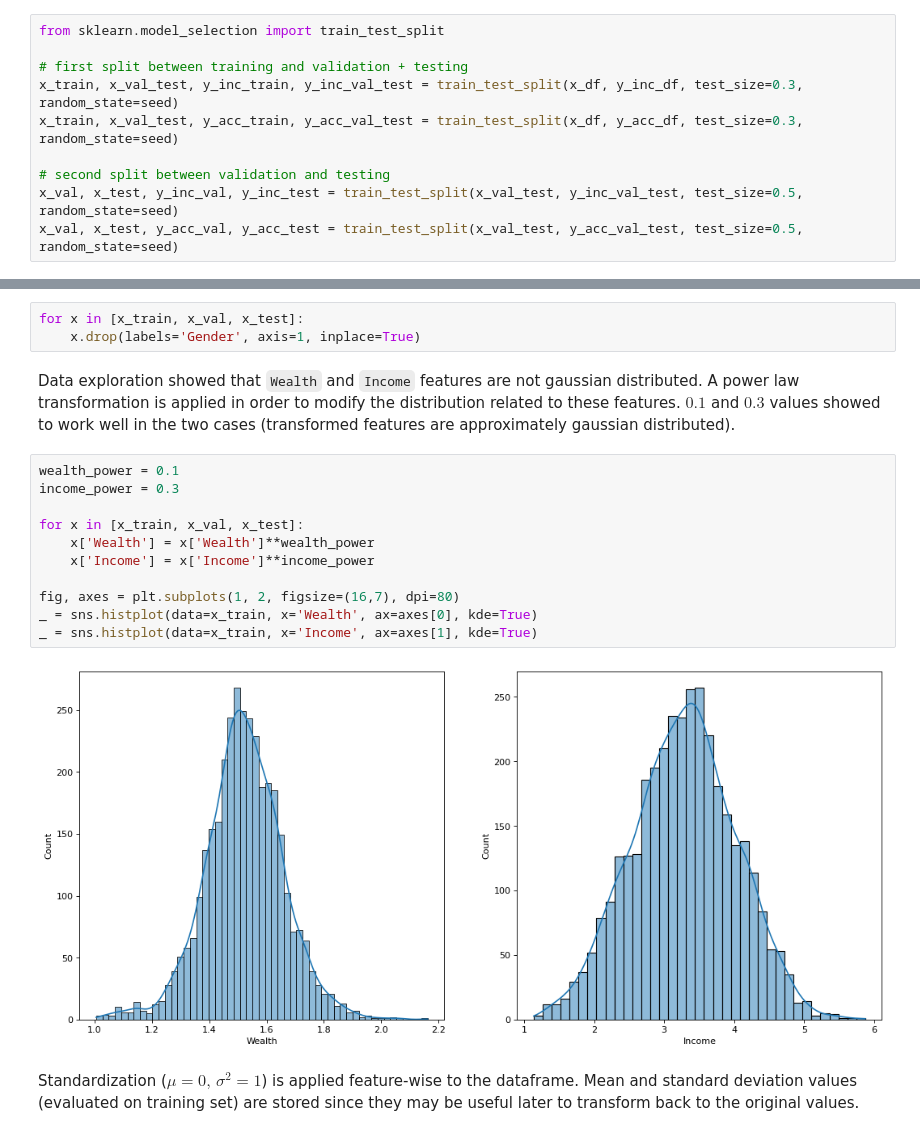
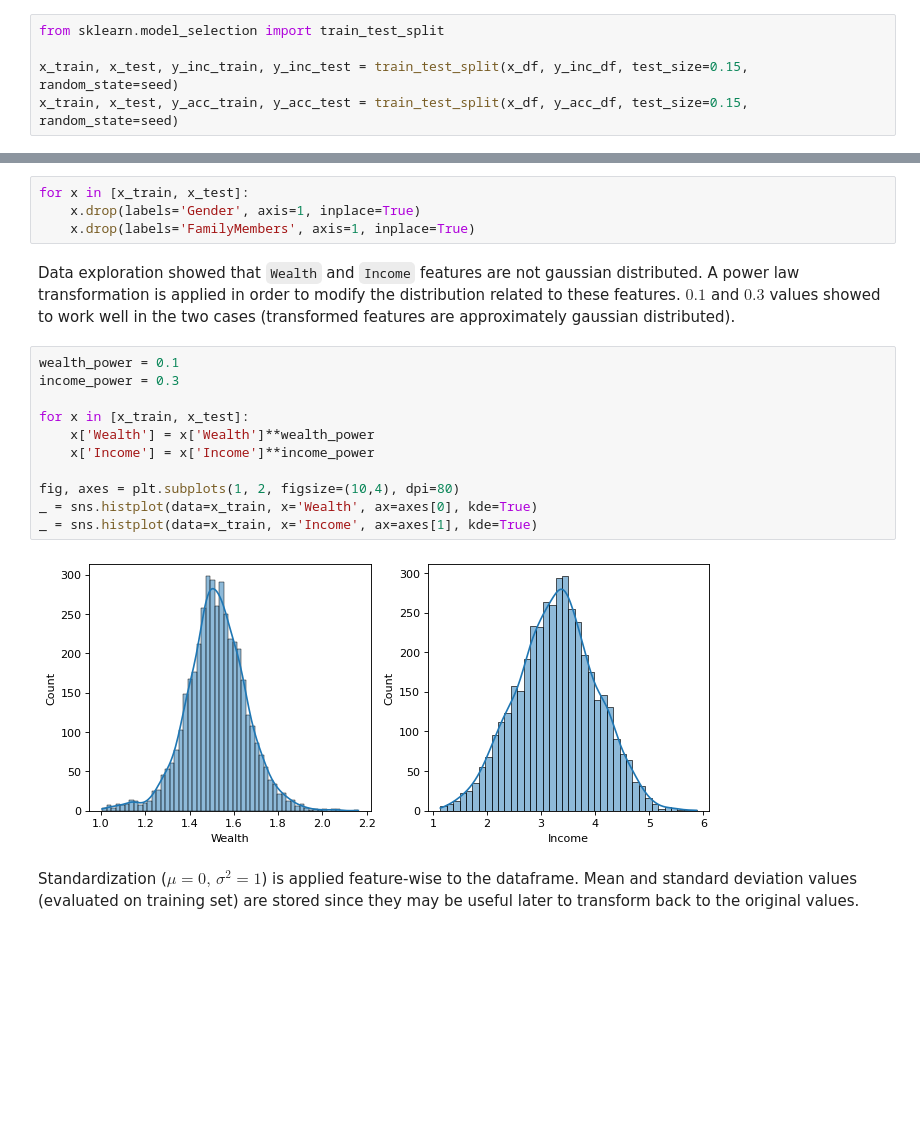
Before and after one commit to venturellimatteo/fintech-projects, a Jupyter notebook: 2 - Recommendation System/RecommendationSystem.ipynb, the cells around one changed output, grey strips where cells are left out. Cells and saved outputs as stored; diff of their text form; blank space fills up the shorter version.

```diff
--- a/2 - Recommendation System/RecommendationSystem.ipynb
+++ b/2 - Recommendation System/RecommendationSystem.ipynb
@@ -32,13 +34,8 @@ The dataframes are split into training, validation and test sets (splits: $70\%$
 # %%
 from sklearn.model_selection import train_test_split
 
-# first split between training and validation + testing
-x_train, x_val_test, y_inc_train, y_inc_val_test = train_test_split(x_df, y_inc_df, test_size=0.3, random_state=seed)
-x_train, x_val_test, y_acc_train, y_acc_val_test = train_test_split(x_df, y_acc_df, test_size=0.3, random_state=seed)
-
-# second split between validation and testing
-x_val, x_test, y_inc_val, y_inc_test = train_test_split(x_val_test, y_inc_val_test, test_size=0.5, random_state=seed)
-x_val, x_test, y_acc_val, y_acc_test = train_test_split(x_val_test, y_acc_val_test, test_size=0.5, random_state=seed)
+x_train, x_test, y_inc_train, y_inc_test = train_test_split(x_df, y_inc_df, test_size=0.15, random_state=seed)
+x_train, x_test, y_acc_train, y_acc_test = train_test_split(x_df, y_acc_df, test_size=0.15, random_state=seed)
 # %% [markdown]
 # Data Exploration
 # %% [markdown]
@@ -89,21 +93,22 @@ _ = sns.pairplot(pd.concat([x_train, y_acc_train], axis = 1),
 # %%
-for x in [x_train, x_val, x_test]:
+for x in [x_train, x_test]:
     x.drop(labels='Gender', axis=1, inplace=True)
+    x.drop(labels='FamilyMembers', axis=1, inplace=True)
 # %% [markdown]
 Data exploration showed that <code>Wealth</code> and <code>Income</code> features are not gaussian distributed. A power law transformation is applied in order to modify the distribution related to these features. $0.1$ and $0.3$ values showed to work well in the two cases (transformed features are approximately gaussian distributed).
 # %%
 wealth_power = 0.1
 income_power = 0.3
 
-for x in [x_train, x_val, x_test]:
+for x in [x_train, x_test]:
     x['Wealth'] = x['Wealth']**wealth_power
     x['Income'] = x['Income']**income_power
 
-fig, axes = plt.subplots(1, 2, figsize=(16,7), dpi=80)
+fig, axes = plt.subplots(1, 2, figsize=(10,4), dpi=80)
 _ = sns.histplot(data=x_train, x='Wealth', ax=axes[0], kde=True)
 _ = sns.histplot(data=x_train, x='Income', ax=axes[1], kde=True)
 # %% [output]
-[figure, old version]
+[figure, new version]
 # %% [markdown]
 Standardization ($\mu =0\text{, }\sigma ^2=1$) is applied feature-wise to the dataframe. Mean and standard deviation values (evaluated on training set) are stored since they may be useful later to transform back to the original values.
 # %%
```
Also changed, not shown: parts of 36 cells of this notebook, 1 other file.
